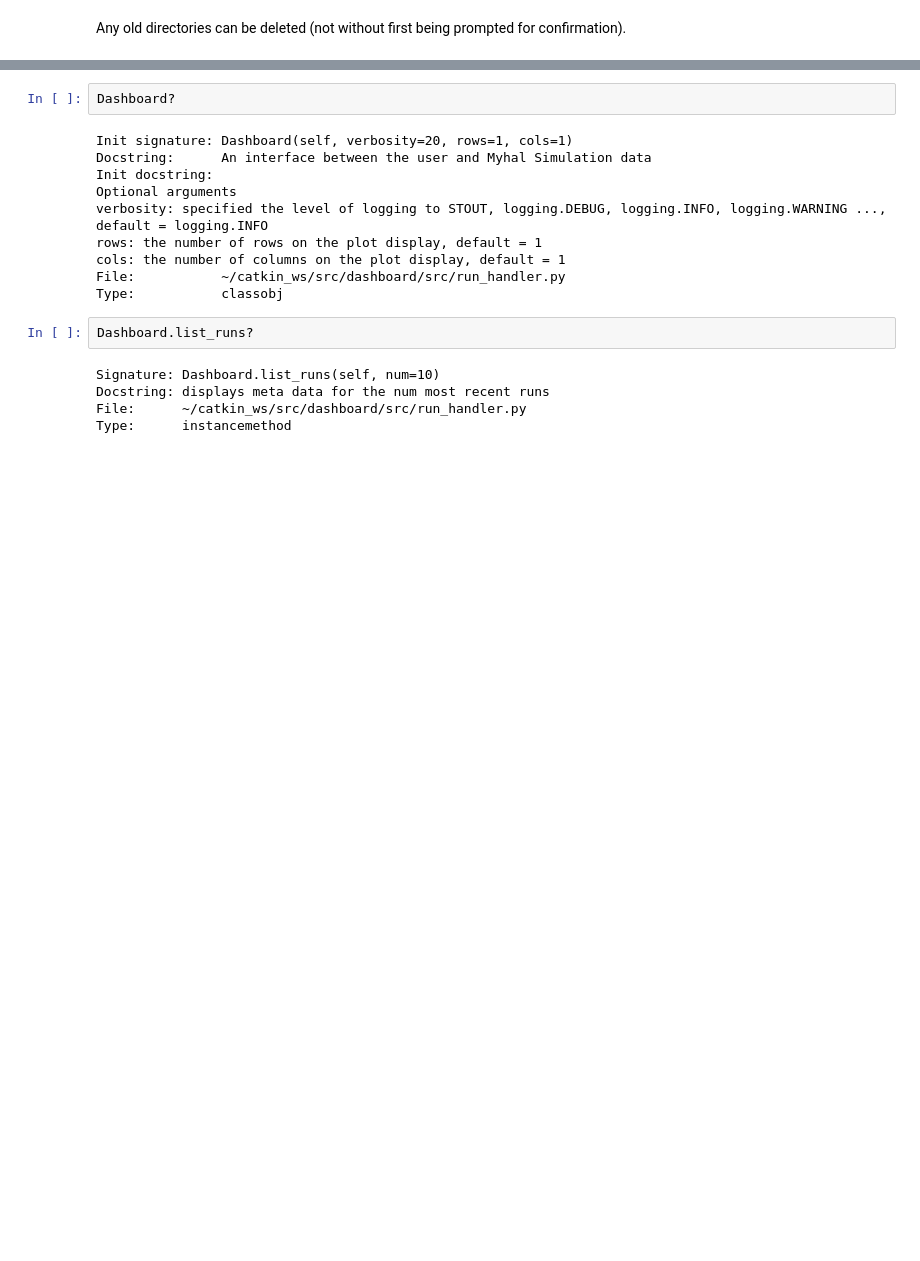
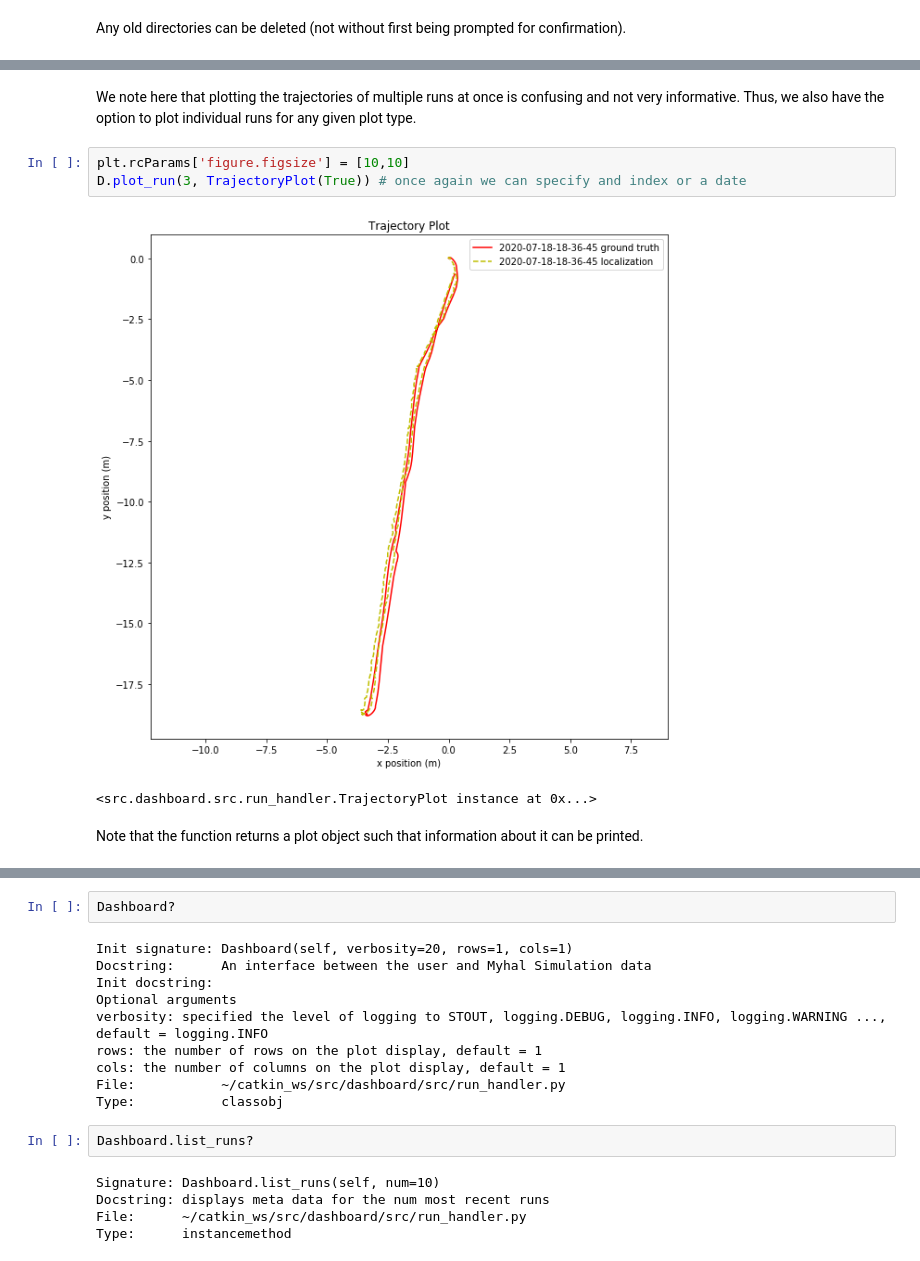
Before and after one commit to BenAgro314/JackalTourGuide, a Jupyter notebook: notebooks/JackalMeeting-2020-07-22.ipynb, the cells around one changed output, grey strips where cells are left out. Drawn from its saved outputs; the diff is of its cells as text; blank space fills up the shorter version.

```diff
--- a/notebooks/JackalMeeting-2020-07-22.ipynb
+++ b/notebooks/JackalMeeting-2020-07-22.ipynb
@@ -86,0 +137,10 @@ D.add_series('amcl', localization_technique = 'amcl')
+# %% [markdown]
+We note here that plotting the trajectories of multiple runs at once is confusing and not very informative. Thus, we also have the option to plot individual runs for any given plot type.
+# %%
+plt.rcParams['figure.figsize'] = [10,10]
+D.plot_run(3, TrajectoryPlot(True)) # once again we can specify and index or a date
+# %% [output]
+[figure, added]
+<src.dashboard.src.run_handler.TrajectoryPlot instance at 0x...>
+# %% [markdown]
+Note that the function returns a plot object such that information about it can be printed.
```
Also changed, not shown: parts of 44 cells of this notebook, 5 other files.
